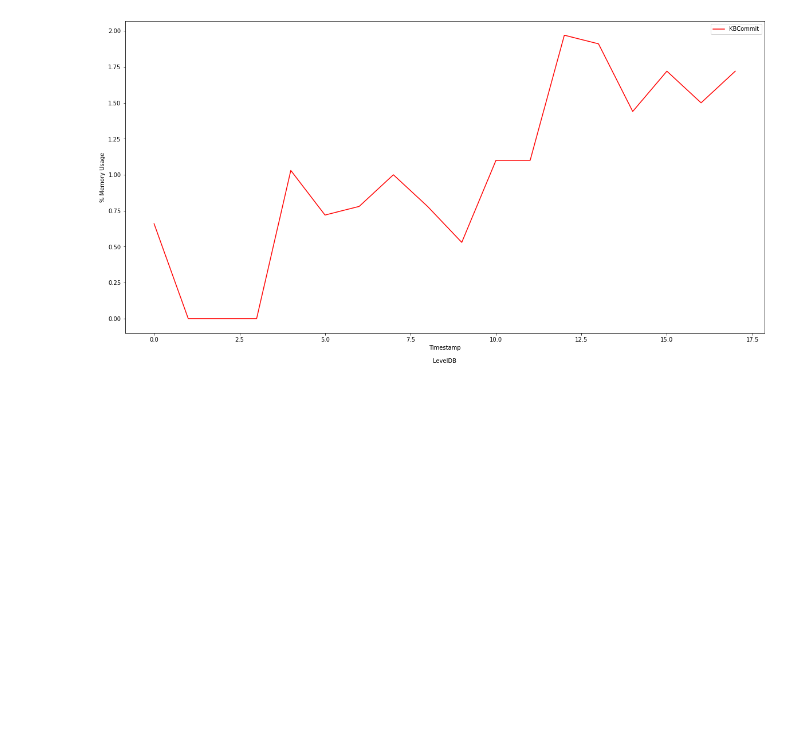
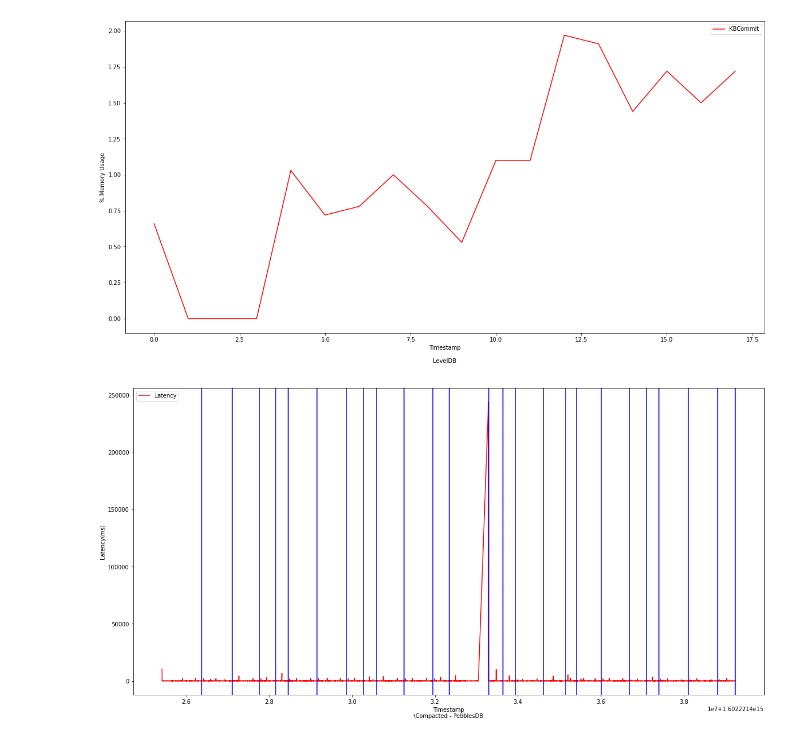
Before and after one commit to shaanzie/lsmt-research, a Jupyter notebook: scripts/parsing_scripts/Latency Graphs.ipynb, the cells around one changed output. Saved outputs shown, nothing was run; the diff lists cells and outputs as text; code cells hidden in the pictures; blank space fills up the shorter version.

Commit message:
Added latency graphs

```diff
--- a/scripts/parsing_scripts/Latency Graphs.ipynb
+++ b/scripts/parsing_scripts/Latency Graphs.ipynb
@@ -98,3 +115,37 @@ Index(['# hostname', 'interval', 'timestamp', 'CPU', '%usr', '%nice', '%sys',
        'kbanonpg', 'kbslab', 'kbkstack', 'kbpgtbl', 'kbvmused'],
       dtype='object')
 [figure]
+# %%
+# PebblesDB
+import random
+
+level_df = pd.read_csv("/home/shaanzie/pebblesdb-results/pebblesdb-fillrandom-latency.csv", names=['Timestamp', 'Latency'])
+
+compact_done_time = []
+compact_start_time = []
+
+flag = 28
+
+with open("/home/shaanzie/pebblesdb-results/LOG", "r") as compact_file:
+    for line in compact_file.readlines():
+        if("Compacted" in line):
+            inp = line.split(";")[0]
+            compact_done_time.append(int(inp))
+#         if("Compacting" in line):
+#             inp = line.split(";")[0]
+#             compact_start_time.append(int(inp))
+
+plt.figure(figsize=(20,10))
+plt.plot(level_df['Timestamp'],level_df['Latency'], label='Latency', color='r')
+for xc in compact_done_time:
+    plt.axvline(x=xc, color='b')
+# for xc in compact_start_time:
+#     plt.axvline(x=xc, color='g')
+plt.xlabel("Timestamp\n\Compacted - PebblesDB")
+plt.ylabel("Latency(ms)")
+
+plt.legend()
+plt.savefig("/home/shaanzie/Desktop/LSMTProject/PebblesDB-Compacted.png")
+plt.show()
+# %% [output]
+[figure, added]
```
Also changed, not shown: parts of 3 cells of this notebook, 3 other files.
